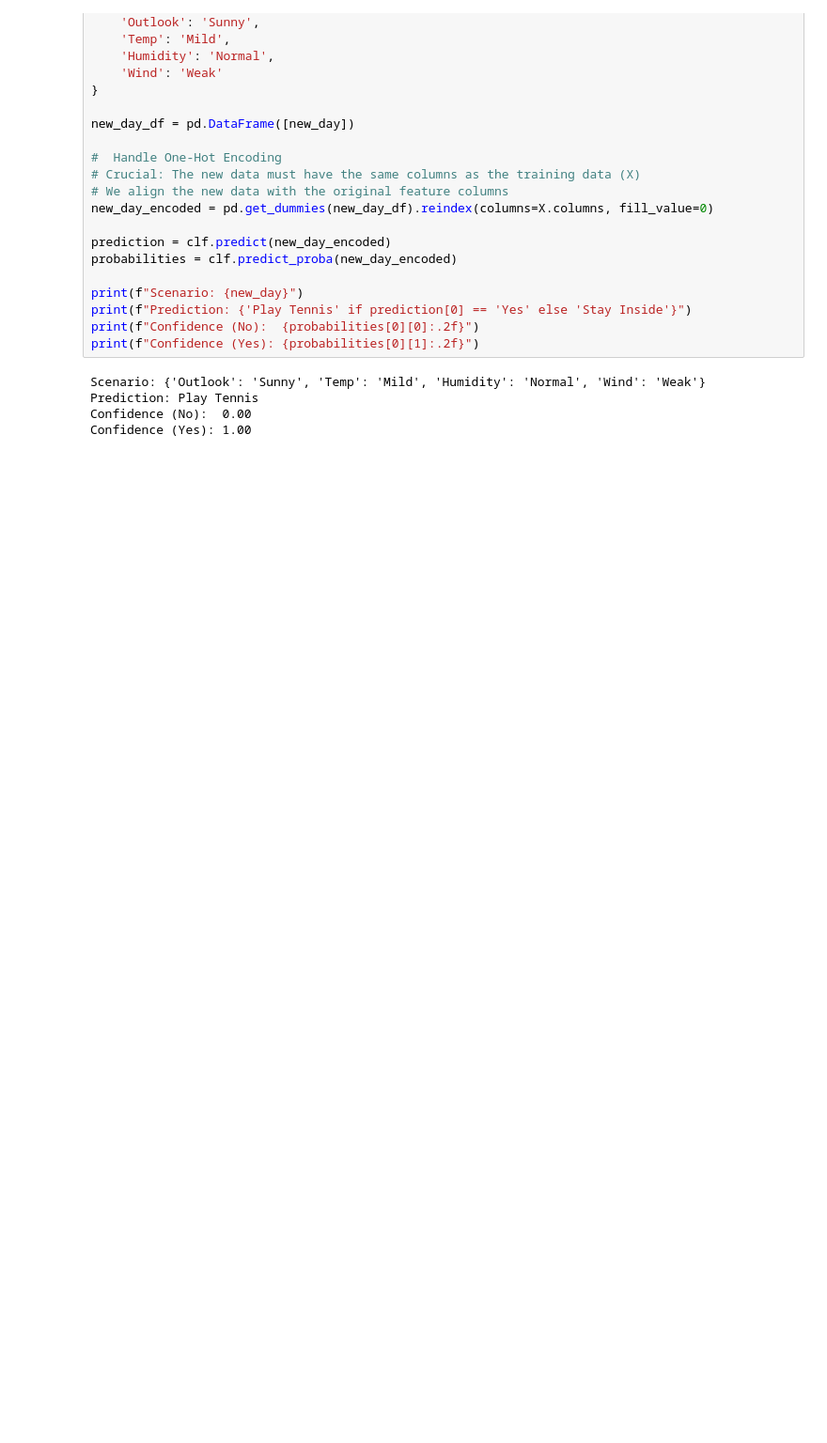
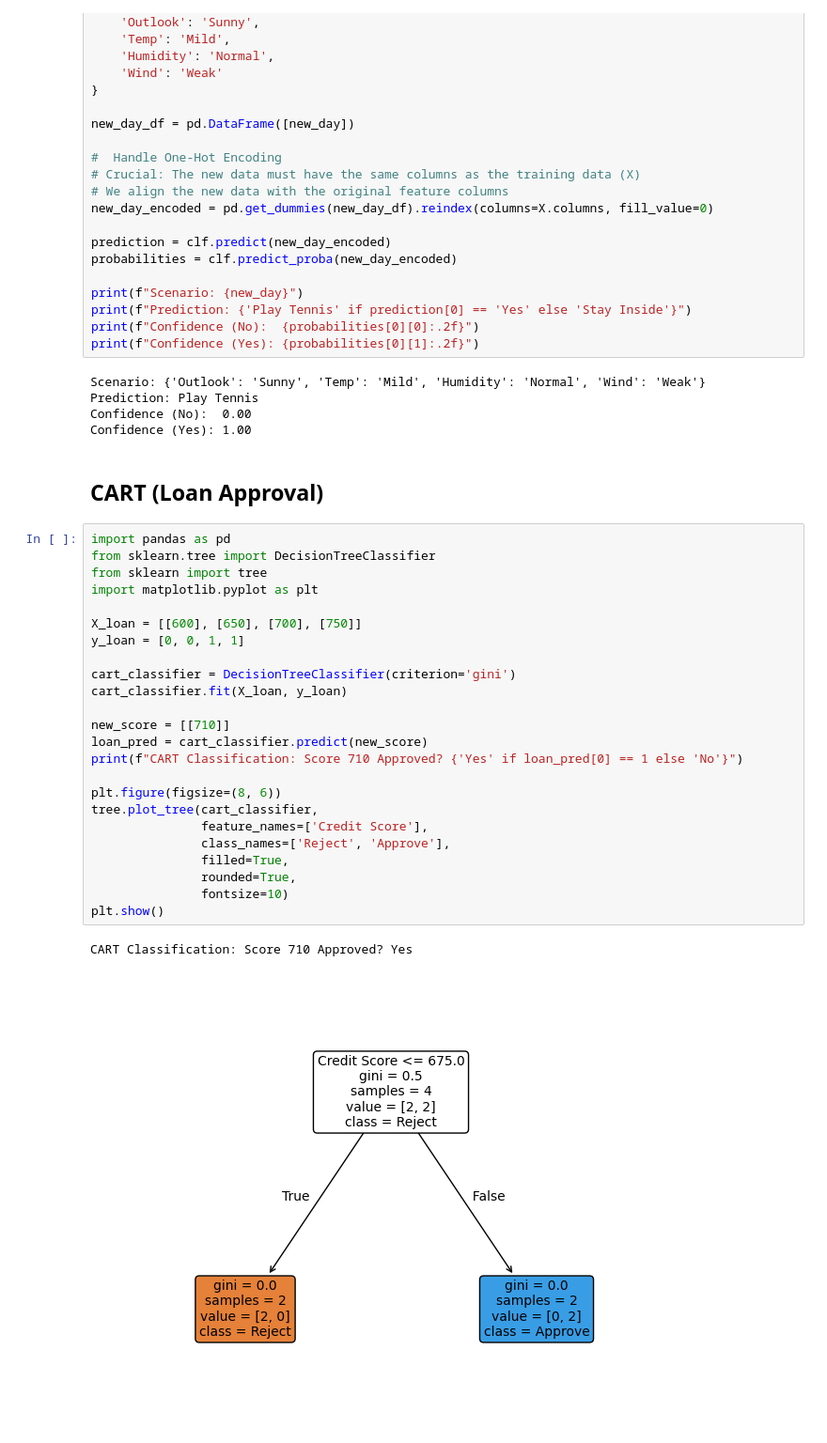
Before and after one commit to tekraj/kdd-and-data-science, a Jupyter notebook: labs/week3/bayes-decisiontree-classifier.ipynb, the cells around one changed output. Shown at 94% size. Drawn from its saved outputs; the diff is of its cells as text; blank space fills up the shorter version.

```diff
--- a/labs/week3/bayes-decisiontree-classifier.ipynb
+++ b/labs/week3/bayes-decisiontree-classifier.ipynb
@@ -348,3 +348,32 @@ Scenario: {'Outlook': 'Sunny', 'Temp': 'Mild', 'Humidity': 'Normal', 'Wind': 'We
 Prediction: Play Tennis
 Confidence (No):  0.00
 Confidence (Yes): 1.00
+# %% [markdown]
+## CART (Loan Approval)
+# %%
+import pandas as pd
+from sklearn.tree import DecisionTreeClassifier
+from sklearn import tree
+import matplotlib.pyplot as plt
+
+X_loan = [[600], [650], [700], [750]]
+y_loan = [0, 0, 1, 1]
+
+cart_classifier = DecisionTreeClassifier(criterion='gini')
+cart_classifier.fit(X_loan, y_loan)
+
+new_score = [[710]]
+loan_pred = cart_classifier.predict(new_score)
+print(f"CART Classification: Score 710 Approved? {'Yes' if loan_pred[0] == 1 else 'No'}")
+
+plt.figure(figsize=(8, 6))
+tree.plot_tree(cart_classifier,
+               feature_names=['Credit Score'],
+               class_names=['Reject', 'Approve'],
+               filled=True,
+               rounded=True,
+               fontsize=10)
+plt.show()
+# %% [output]
+CART Classification: Score 710 Approved? Yes
+[figure, added]
```
Also changed, not shown: parts of 7 cells of this notebook, 2 other files.
